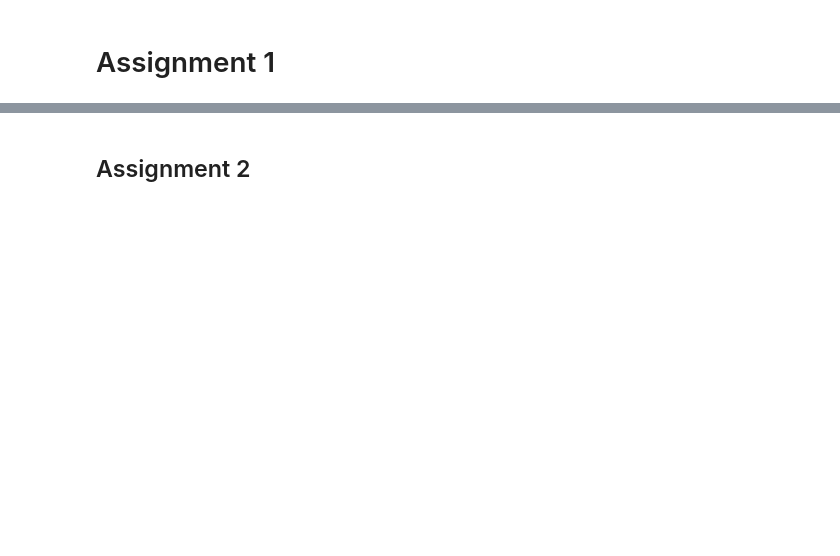
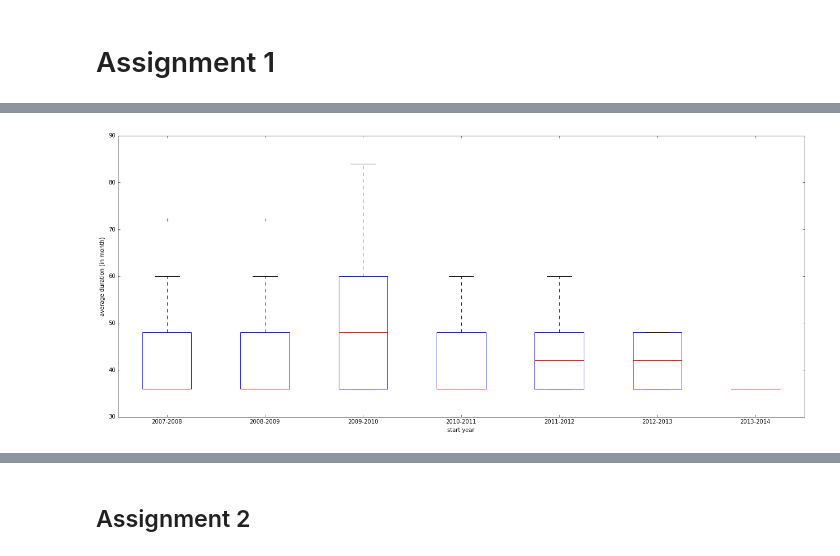
Before and after one commit to fanzhangsuper/fancy_group, a Jupyter notebook: HW3/homework 3.ipynb, the cells around one changed output, grey strips where cells are left out. Drawn from its saved outputs; the diff is of its cells as text; code cells hidden in the pictures; blank space fills up the shorter version.

```diff
--- a/HW3/homework 3.ipynb
+++ b/HW3/homework 3.ipynb
@@ -207,0 +286,16 @@ result.iloc[:,[0, 4]].reset_index().groupby(['Civilité','period']).count()
+# %%
+l = []
+star_year = []
+for key, grp in result.groupby(['start']):
+    l.append(grp['duration(month)'])
+    star_year.append(key)
+
+plt.boxplot(l,labels=star_year,)
+plt.xlabel('start year')
+plt.ylabel('average duration (in month)')
+fig_size = plt.rcParams["figure.figsize"]
+fig_size[0] = 22
+fig_size[1] = 9
+plt.show()
+# %% [output]
+[figure, added]
```
Also changed, not shown: parts of 24 cells of this notebook.
